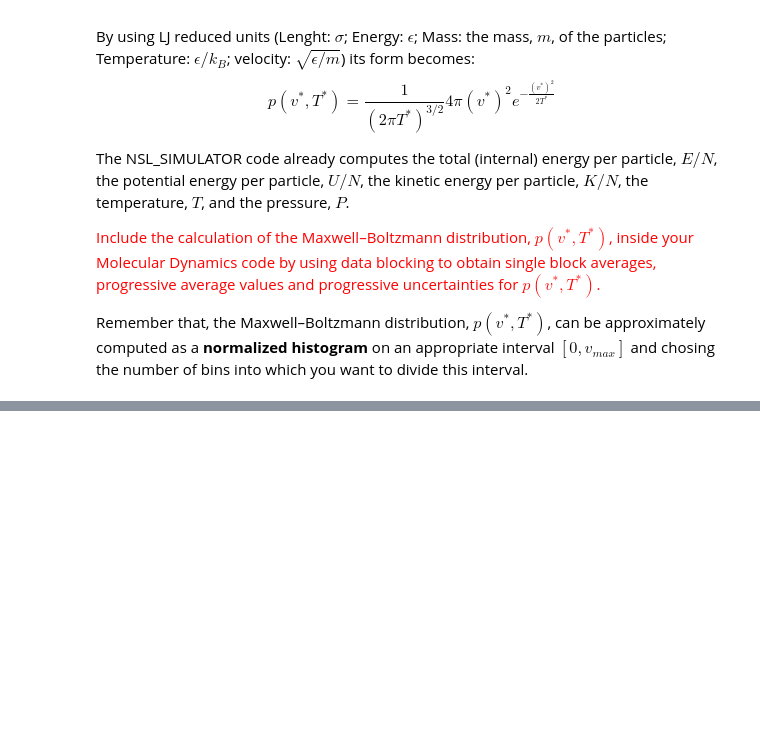
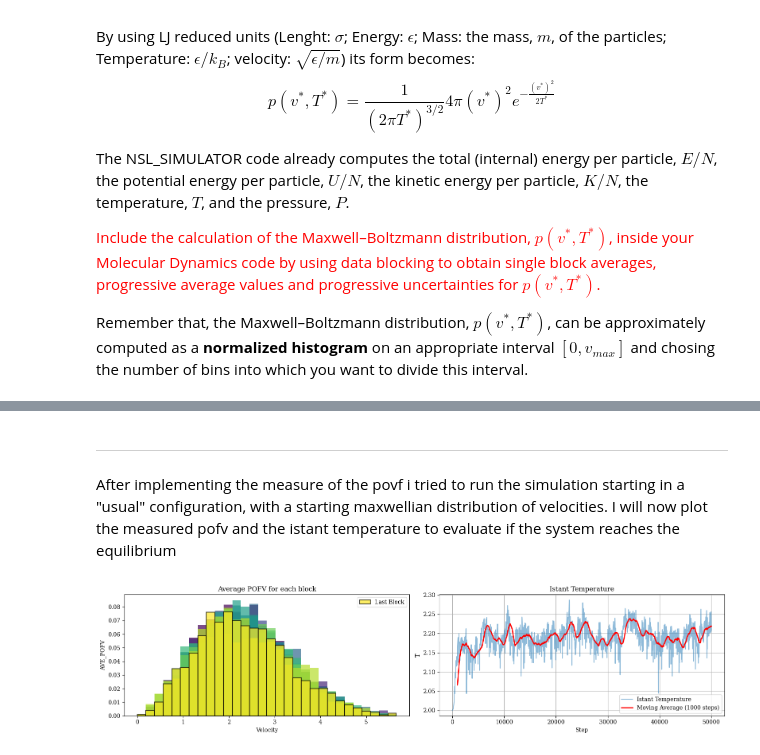
Before and after one commit to lorenzoesposito2/NSL, a Jupyter notebook: Exercises_04/Exercises_04.ipynb, the cells around one changed output, grey strips where cells are left out. Cells and saved outputs as stored; diff of their text form; code cells hidden in the pictures; blank space fills up the shorter version.

```diff
--- a/Exercises_04/Exercises_04.ipynb
+++ b/Exercises_04/Exercises_04.ipynb
@@ -356,0 +46,56 @@ KeyError: 'PE_AVE_FORWARD'
+# %%
+import pandas as pd
+import numpy as np
+import warnings
+import matplotlib.pyplot as plt
+import matplotlib.cm as cm
+from scipy.stats import maxwell
+from scipy.optimize import curve_fit
+
+
+warnings.filterwarnings('ignore')
+plt.rcParams['font.size'] = 10
+plt.rcParams['font.family'] = 'serif'
+# %% [markdown]
+---
+# %% [markdown]
+After implementing the measure of the povf i tried to run the simulation starting in a "usual" configuration, with a starting maxwellian distribution of velocities. I will now plot the measured pofv and the istant temperature to evaluate if the system reaches the equilibrium
+# %%
+data_pofv = pd.read_csv('NSL_SIMULATOR/OUTPUT/4.1_DATA/pofv_2.00.dat', delim_whitespace=True)
+data_temp = pd.read_csv('NSL_SIMULATOR/OUTPUT/temperature_istant_2.00.dat', delim_whitespace=True)
+# %%
+n_bins = 30
+width = data_pofv['#VELOCITY:'][1] - data_pofv['#VELOCITY:'][0]
+num_blocks = len(data_pofv) // n_bins
+colors = cm.viridis(np.linspace(0, 1, num_blocks))
+
+data_temp['Moving_Average'] = data_temp['ACTUAL_T:'].rolling(window=1000).mean()
+
+fig, (ax1, ax2) = plt.subplots(1, 2, figsize=(16, 4))
+
+for i in range(num_blocks):
+    start_idx = i * n_bins
+    end_idx = start_idx + n_bins
+    subset = data_pofv.iloc[start_idx:end_idx]
+    if i == num_blocks - 1:
+        ax1.bar(subset['#VELOCITY:'], subset['AVE_POFV:'], linewidth=1.5, alpha=0.7, color=colors[i], width=width, edgecolor='black', label = "Last Block")
+    else:
+        ax1.bar(subset['#VELOCITY:'], subset['AVE_POFV:'], linewidth=1.5, alpha=0.7, color=colors[i], width=width,)
+
+ax1.set_title('Average POFV for each block')
+ax1.set_xlabel('Velocity')
+ax1.set_ylabel('AVE_POFV')
+ax1.legend()
+
+ax2.plot(data_temp['#BLOCK:'], data_temp['ACTUAL_T:'], alpha=0.5, label="Istant Temperature")
+ax2.plot(data_temp['#BLOCK:'], data_temp['Moving_Average'], color='red', label="Moving Average (1000 steps)", linewidth=2)
+ax2.set_xlabel("Step")
+ax2.set_ylabel("T")
+ax2.set_title("Istant Temperature")
+ax2.legend()
+ax2.grid()
+
+plt.tight_layout()
+plt.show()
+# %% [output]
+[figure, added]
```
Also changed, not shown: parts of 40 cells of this notebook, 4 other files.
